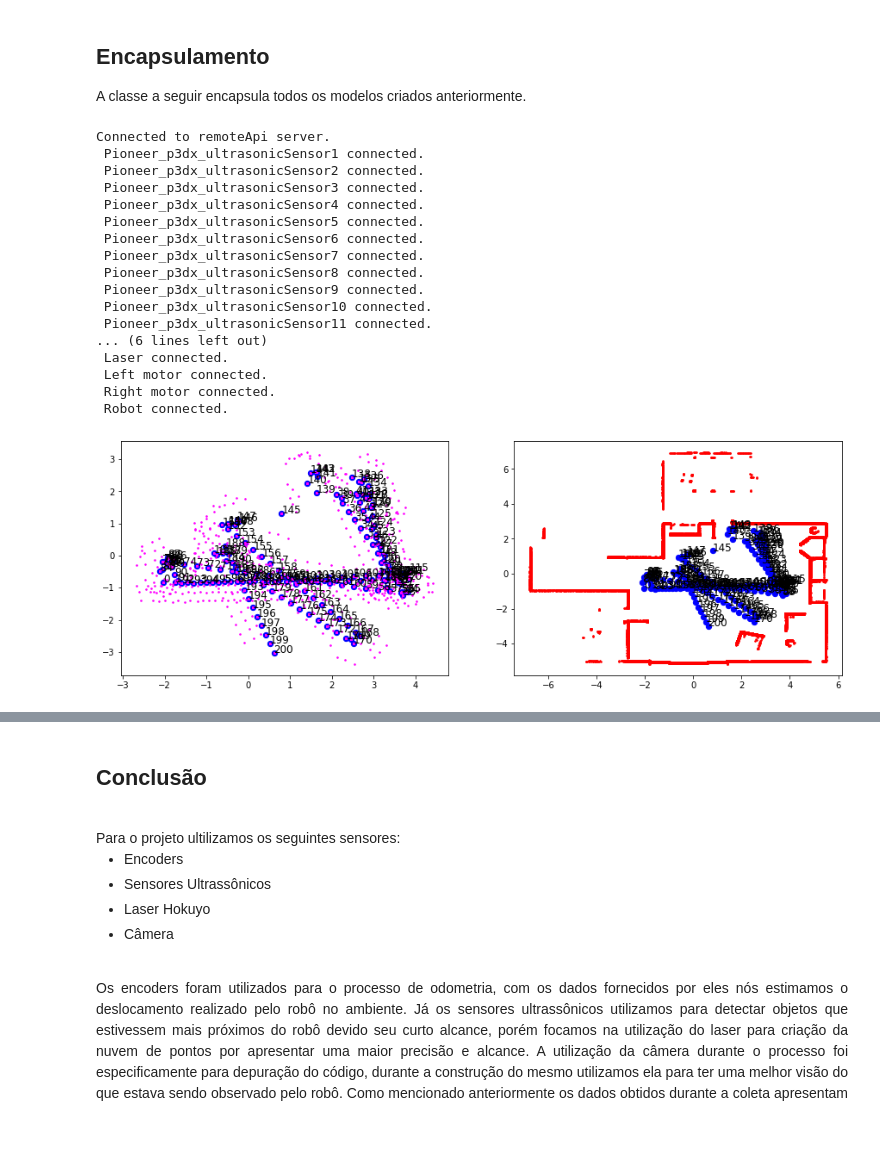
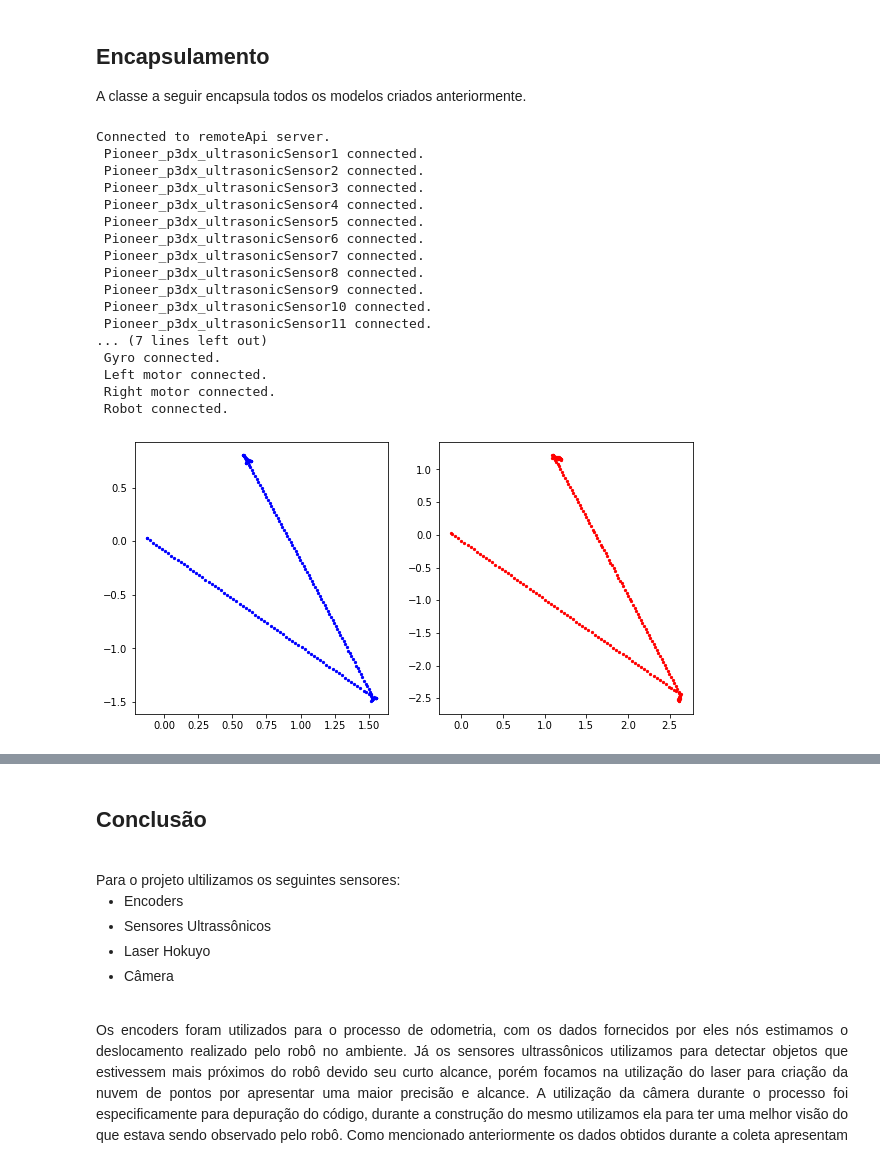
Before and after one commit to Necropsy/MO651, a Jupyter notebook: exercises/Project4.ipynb, the cells around one changed output, grey strips where cells are left out. Saved outputs shown, nothing was run; the diff lists cells and outputs as text; code cells hidden in the pictures; blank space fills up the shorter version.

Commit message:
Adding gyroscope

```diff
--- a/exercises/Project4.ipynb
+++ b/exercises/Project4.ipynb
@@ -72,3 +59,7 @@ Connected to remoteApi server.
+# %%
+robot.set_right_velocity(-5)
+time.sleep(10)
+robot.stop()
 # %% [markdown]
 ## Modelo Cinemático
 # %% [markdown]
@@ -331,7 +317,12 @@ class Kinematic_model:
         #Atualiza a posição global
         self.enc_global_x = self.enc_global_x + qsi[0]
         self.enc_global_y = self.enc_global_y + qsi[1]
-        self.enc_Theta = self.enc_Theta + qsi[2]
+
+        #Without gyroscope
+        #self.enc_Theta = self.enc_Theta + qsi[2]
+        #with gyroscope
+        self.enc_Theta = self.robot.read_gyroAngle()[2]
+
         #Atualiza a posição dos encoders
         self.jR = self.current_encoder_right()
         self.jL = self.current_encoder_left()
@@ -598,8 +648,8 @@ Connected to remoteApi server.
  Pioneer_p3dx_ultrasonicSensor9 connected.
  Pioneer_p3dx_ultrasonicSensor10 connected.
  Pioneer_p3dx_ultrasonicSensor11 connected.
-... (6 lines left out)
- Laser connected.
+... (7 lines left out)
+ Gyro connected.
  Left motor connected.
  Right motor connected.
  Robot connected.
@@ -608,7 +658,9 @@ mr.start_braitenberg(100)
+# %%
+mr.kinematicModel.plot_paths()
+# %% [output]
+[figure, added]
 # %%
 mr.point_cloud.plot_point_cloud()
-# %% [output]
-[figure, removed]
 # %%
 mr.point_cloud.set_resolution(0.1)
 # %%
```
Also changed, not shown: parts of 18 cells of this notebook, 2 other files.
